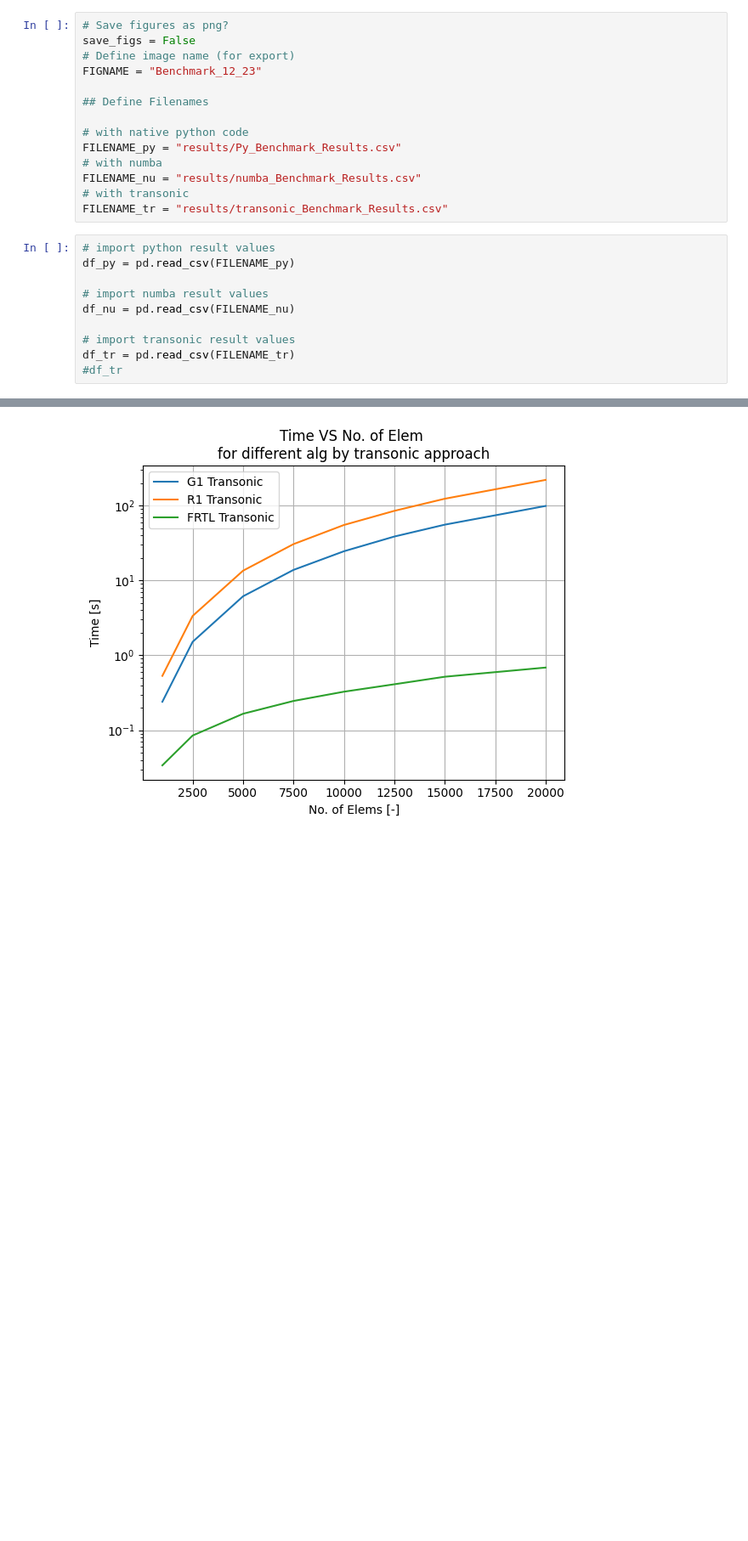
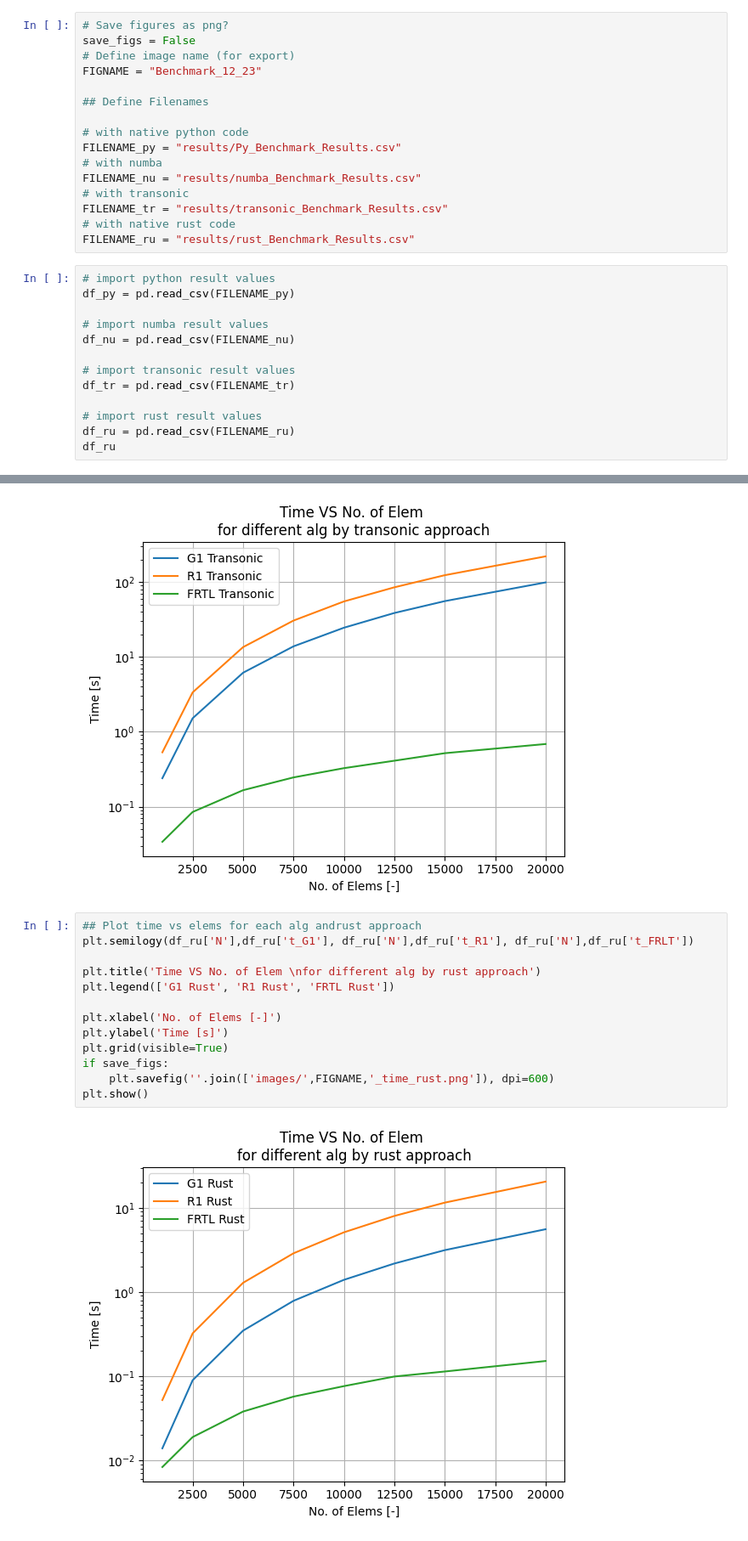
Before and after one commit to echemdb/ec-tools, a Jupyter notebook: ec_tools/Seminar/py_functions/Benchmark/Print_Benchmark.ipynb, the cells around one changed output, grey strips where cells are left out. Shown: that part at 85% size. Cells and saved outputs as stored; diff of their text form; blank space fills up the shorter version.

Commit message:
include rust results in Benchmark plot

```diff
--- a/ec_tools/Seminar/py_functions/Benchmark/Print_Benchmark.ipynb
+++ b/ec_tools/Seminar/py_functions/Benchmark/Print_Benchmark.ipynb
@@ -18,6 +18,8 @@ FILENAME_py = "results/Py_Benchmark_Results.csv"
 FILENAME_nu = "results/numba_Benchmark_Results.csv"
 # with transonic
 FILENAME_tr = "results/transonic_Benchmark_Results.csv"
+# with native rust code
+FILENAME_ru = "results/rust_Benchmark_Results.csv"
 # %%
 # import python result values
 df_py = pd.read_csv(FILENAME_py)
@@ -27,4 +29,7 @@ df_nu = pd.read_csv(FILENAME_nu)
 
 # import transonic result values
 df_tr = pd.read_csv(FILENAME_tr)
-#df_tr
+
+# import rust result values
+df_ru = pd.read_csv(FILENAME_ru)
+df_ru
@@ -75,6 +90,21 @@ if save_figs:
 plt.show()
 # %% [output]
 [figure]
+# %%
+## Plot time vs elems for each alg andrust approach
+plt.semilogy(df_ru['N'],df_ru['t_G1'], df_ru['N'],df_ru['t_R1'], df_ru['N'],df_ru['t_FRLT'])
+
+plt.title('Time VS No. of Elem \nfor different alg by rust approach')
+plt.legend(['G1 Rust', 'R1 Rust', 'FRTL Rust'])
+
+plt.xlabel('No. of Elems [-]')
+plt.ylabel('Time [s]')
+plt.grid(visible=True)
+if save_figs:
+    plt.savefig(''.join(['images/',FIGNAME,'_time_rust.png']), dpi=600)
+plt.show()
+# %% [output]
+[figure, added]
 # %%
 ## Plot absolute error vs elems for each alg and each approach
 plt.loglog(df_py['N'],df_py['e_G1_max'], df_nu['N'],df_nu['e_G1_max'], df_tr['N'],df_tr['e_G1_max'],
```
Also changed, not shown: parts of 2 cells of this notebook, 4 other files.
